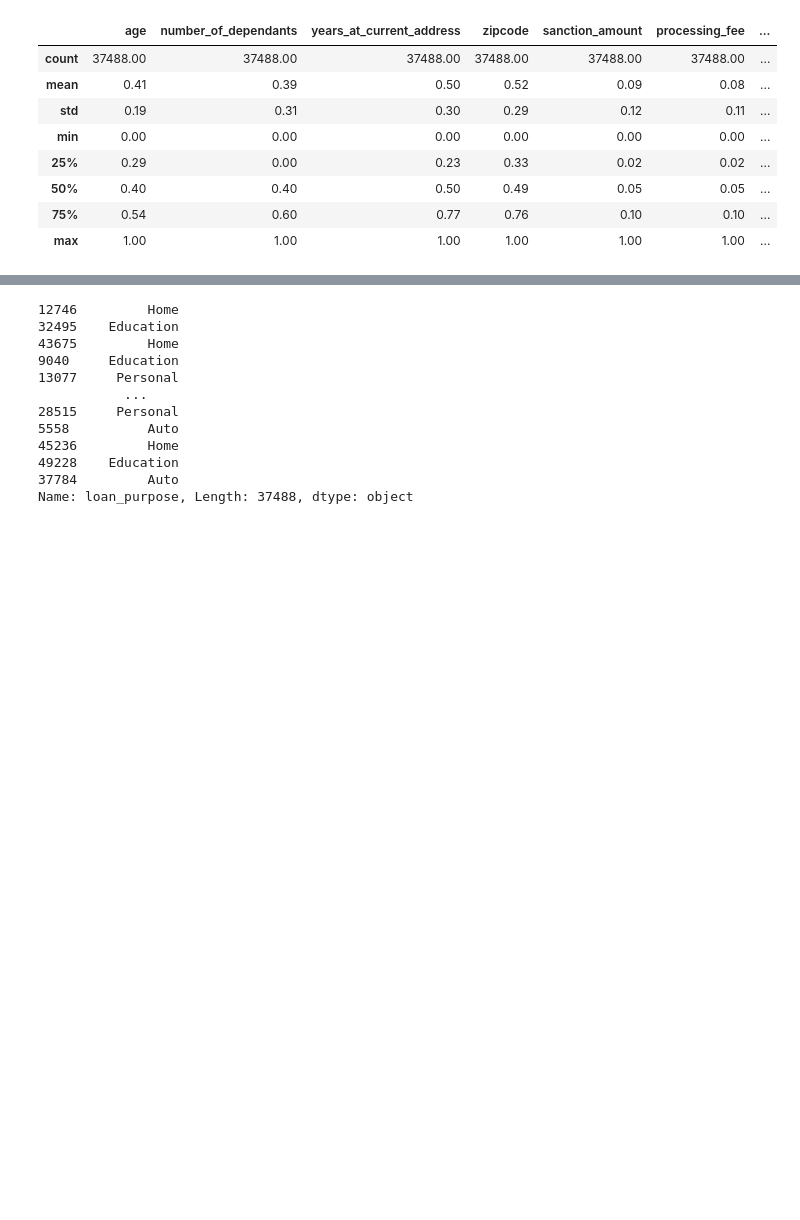
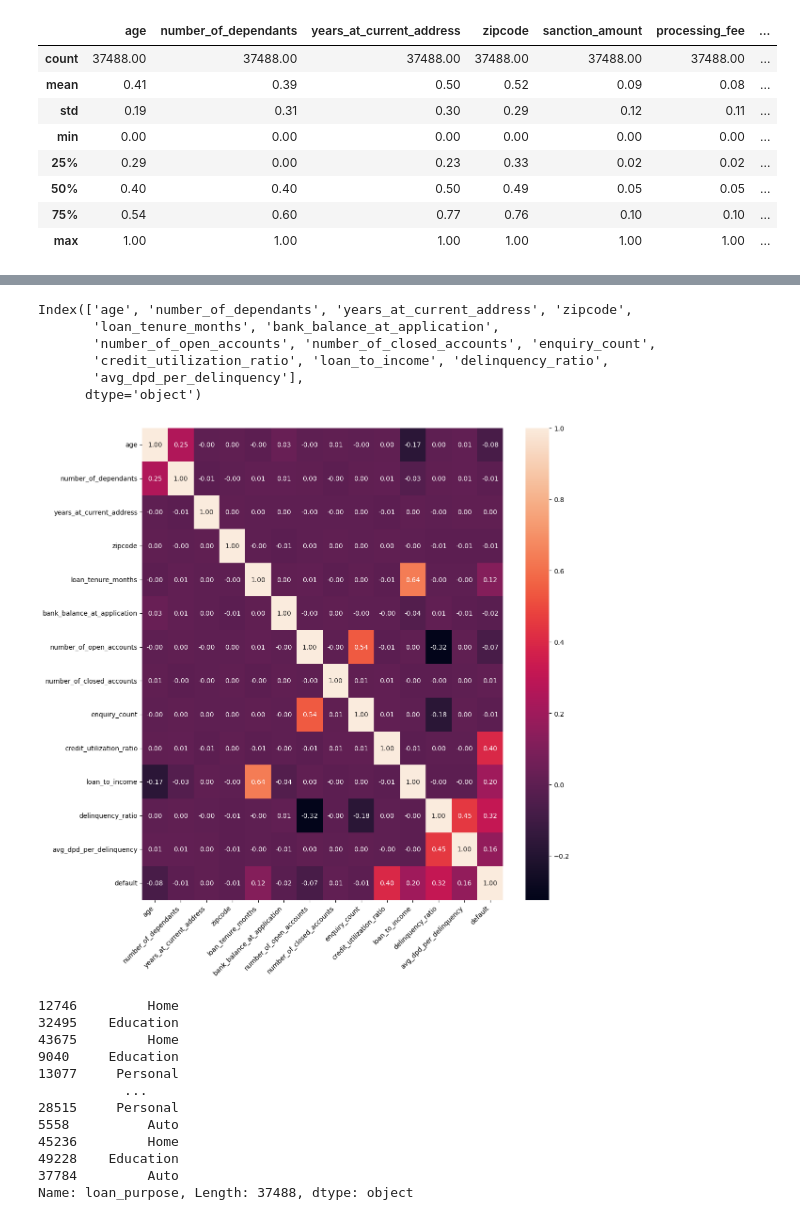
Before and after one commit to gianlucapes/credit_risk_modelling, a Jupyter notebook: notebook/credit_risk_model.ipynb, the cells around one changed output, grey strips where cells are left out. Cells and saved outputs as stored; diff of their text form; code cells hidden in the pictures; blank space fills up the shorter version.

Commit message:
start training phase

```diff
--- a/notebook/credit_risk_model.ipynb
+++ b/notebook/credit_risk_model.ipynb
@@ -483,4 +483,24 @@ array(['credit_utilization_ratio', 'delinquency_ratio',
        'enquiry_count'], dtype=object)
+# %%
+numeric_columns = X_train.select_dtypes(['int64', 'float64']).columns
+numeric_columns
+# %% [output]
+Index(['age', 'number_of_dependants', 'years_at_current_address', 'zipcode',
+       'loan_tenure_months', 'bank_balance_at_application',
+       'number_of_open_accounts', 'number_of_closed_accounts', 'enquiry_count',
+       'credit_utilization_ratio', 'loan_to_income', 'delinquency_ratio',
+       'avg_dpd_per_delinquency'],
+      dtype='object')
+# %%
+plt.figure(figsize=(12,12))
+cm = df_train[numeric_columns.append(pd.Index(['default']))].corr()
+sns.heatmap(cm, annot=True, fmt='0.2f')
+plt.xticks(rotation=45, ha='right')
+plt.yticks(rotation=0)
+plt.tight_layout()
+plt.show()
+# %% [output]
+[figure, added]
 # %%
 df_tmp=pd.concat([X_train,y_train],axis=1)
 # %%
```
Also changed, not shown: parts of 5 cells of this notebook, 3 other files.
